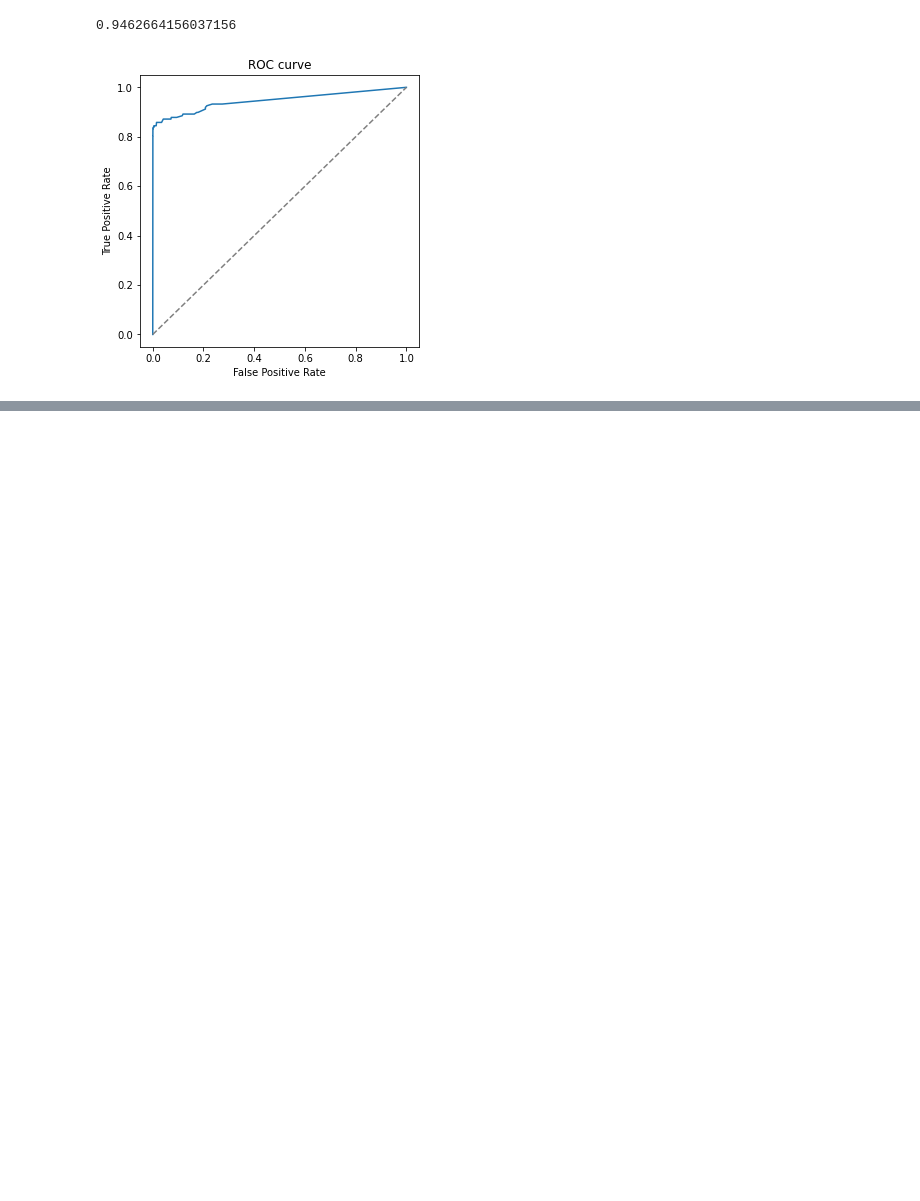
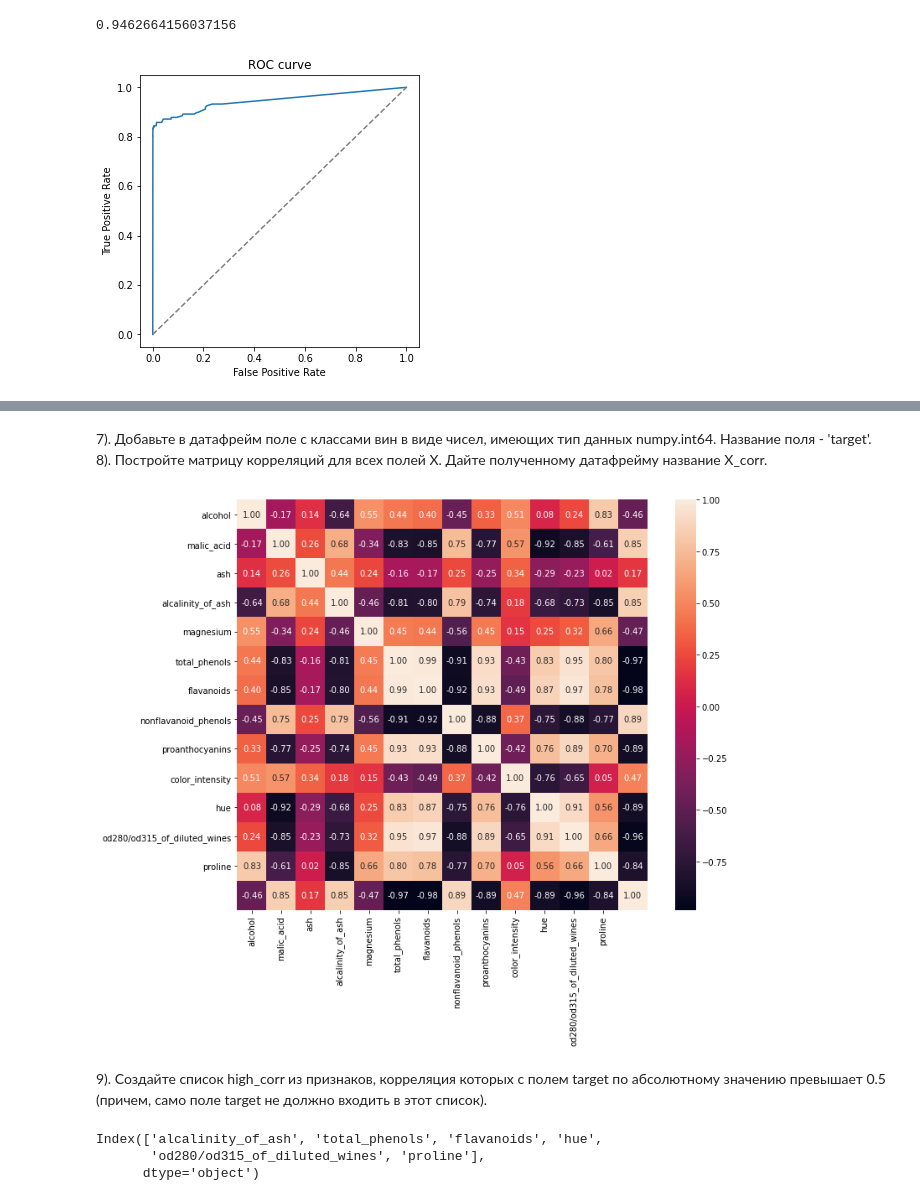
Before and after one commit to the-nans/numpy_pandas_gb, a Jupyter notebook: lesson6_and_7.ipynb, the cells around one changed output, grey strips where cells are left out. Cells and saved outputs as stored; diff of their text form; code cells hidden in the pictures; blank space fills up the shorter version.

```diff
--- a/lesson6_and_7.ipynb
+++ b/lesson6_and_7.ipynb
@@ -263,0 +273,10 @@ plt.show()   #почти половина квадрата
+# %%
+import sklearn
+data = sklearn.datasets.load_wine()
+
+data_keys = data.feature_names
+data_description = data.DESCR
+
+print(data.target_names)         # названия классов
+
+print(data_description)          # описание датасета
@@ -263,0 +304,3 @@ plt.show()   #почти половина квадрата
+# %%
+X = pd.DataFrame(data.data, columns=data_keys)
+X.info()
@@ -263,0 +328,23 @@ plt.show()   #почти половина квадрата
+# %% [markdown]
+7). Добавьте в датафрейм поле с классами вин в виде чисел, имеющих тип данных numpy.int64. Название поля - 'target'.
+8). Постройте матрицу корреляций для всех полей X. Дайте полученному датафрейму название X_corr.
+# %%
+X['target'] = data.target
+
+X_corr=X.corr()
+cm = np.corrcoef(X_corr.values.T)
+
+f, ax = plt.subplots(figsize=(12, 9))            # доводим до читабельного размера
+hm = sns.heatmap(cm, cbar=True, vmax=1, annot=True, square=True, fmt='.2f',
+                 annot_kws={'size': 10}, yticklabels=data_keys, xticklabels=data_keys)
+# %% [output]
+[figure, added]
+# %% [markdown]
+9). Создайте список high_corr из признаков, корреляция которых с полем target по абсолютному значению превышает 0.5 (причем, само поле target не должно входить в этот список).
+# %%
+high_corr = X_corr.target[(abs(X_corr.target) > 0.5) & (abs(X_corr.target) < 1)]
+high_corr.index
+# %% [output]
+Index(['alcalinity_of_ash', 'total_phenols', 'flavanoids', 'hue',
+       'od280/od315_of_diluted_wines', 'proline'],
+      dtype='object')
```
Also changed, not shown: parts of 7 cells of this notebook.
